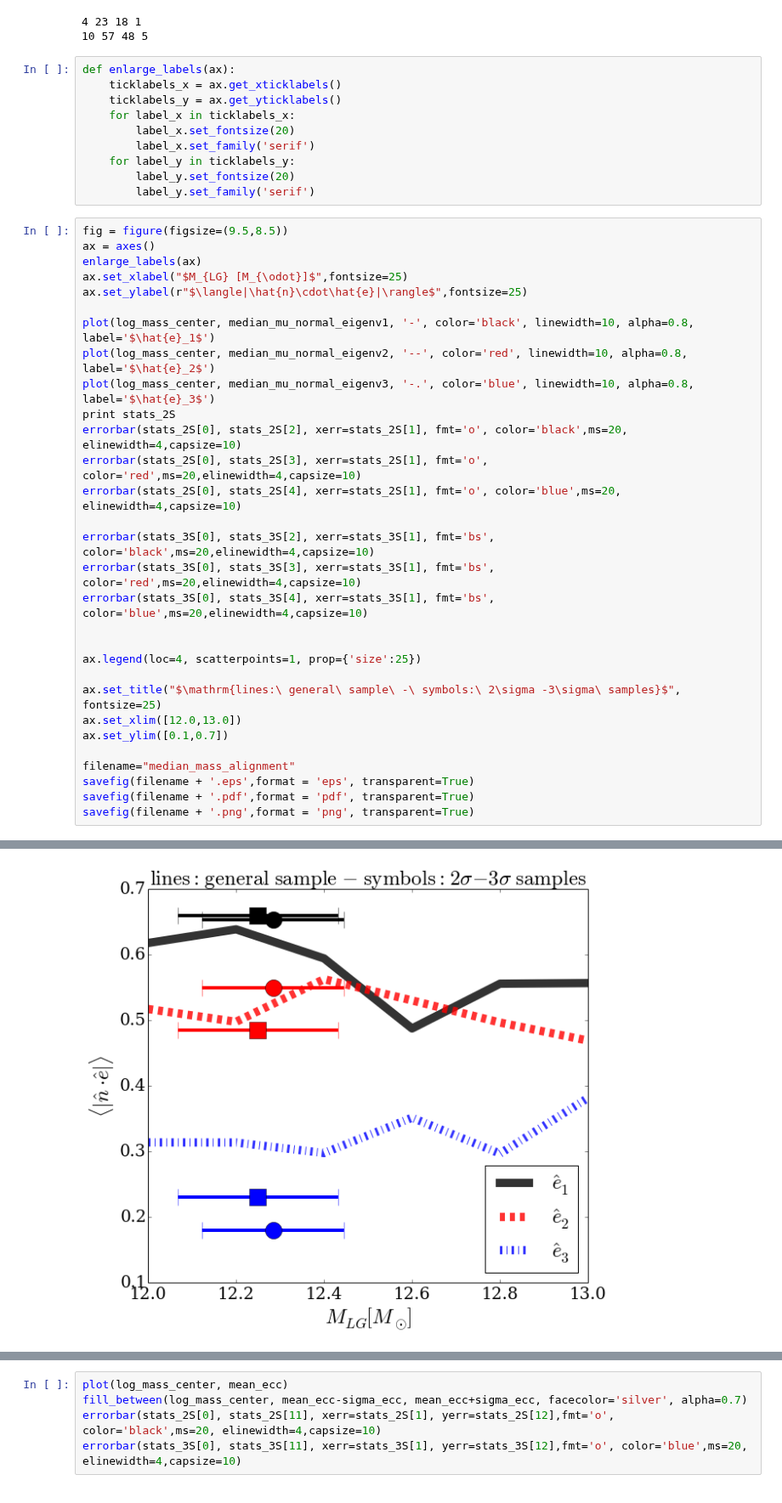
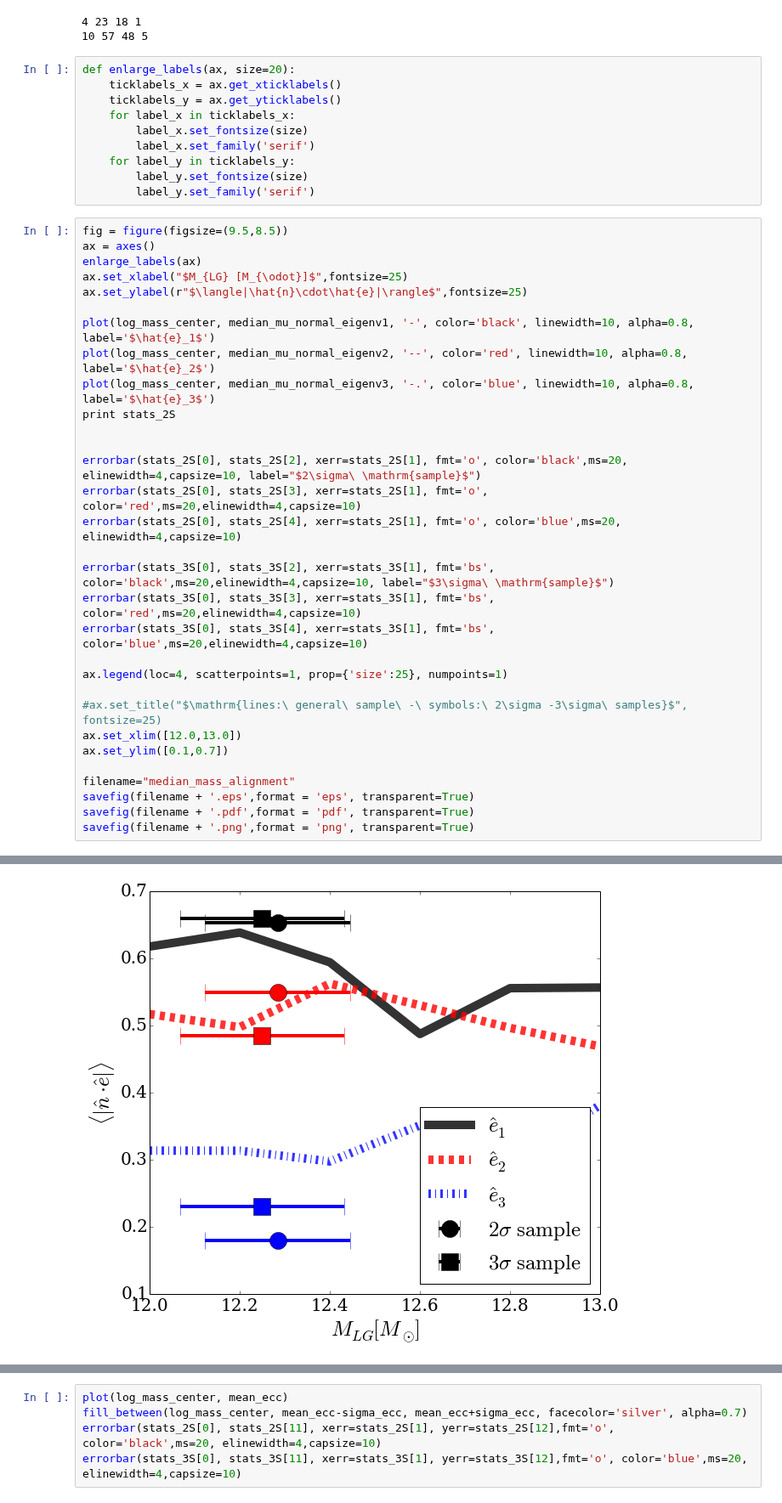
Before and after one commit to forero/LGEnvironment, a Jupyter notebook: code/MassDependencies.ipynb, the cells around one changed output, grey strips where cells are left out. Shown at 85% size. Drawn from its saved outputs; the diff is of its cells as text.

```diff
--- a/code/MassDependencies.ipynb
+++ b/code/MassDependencies.ipynb
@@ -190,46 +190,47 @@ stats_3S = median_in_mass_bin(halo_data_3S, web_data_3S)
 4 23 18 1
 10 57 48 5
 # %%
-def enlarge_labels(ax):
+def enlarge_labels(ax, size=20):
     ticklabels_x = ax.get_xticklabels()
     ticklabels_y = ax.get_yticklabels()
     for label_x in ticklabels_x:
-        label_x.set_fontsize(20)
+        label_x.set_fontsize(size)
         label_x.set_family('serif')
     for label_y in ticklabels_y:
-        label_y.set_fontsize(20)
+        label_y.set_fontsize(size)
         label_y.set_family('serif')
 # %%
 fig = figure(figsize=(9.5,8.5))
 ax = axes()
 enlarge_labels(ax)
 ax.set_xlabel("$M_{LG} [M_{\odot}]$",fontsize=25)
 ax.set_ylabel(r"$\langle|\hat{n}\cdot\hat{e}|\rangle$",fontsize=25)
 
 plot(log_mass_center, median_mu_normal_eigenv1, '-', color='black', linewidth=10, alpha=0.8, label='$\hat{e}_1$')
 plot(log_mass_center, median_mu_normal_eigenv2, '--', color='red', linewidth=10, alpha=0.8, label='$\hat{e}_2$')
 plot(log_mass_center, median_mu_normal_eigenv3, '-.', color='blue', linewidth=10, alpha=0.8, label='$\hat{e}_3$')
 print stats_2S
-errorbar(stats_2S[0], stats_2S[2], xerr=stats_2S[1], fmt='o', color='black',ms=20, elinewidth=4,capsize=10)
+
+
+errorbar(stats_2S[0], stats_2S[2], xerr=stats_2S[1], fmt='o', color='black',ms=20, elinewidth=4,capsize=10, label="$2\sigma\ \mathrm{sample}$")
 errorbar(stats_2S[0], stats_2S[3], xerr=stats_2S[1], fmt='o', color='red',ms=20,elinewidth=4,capsize=10)
 errorbar(stats_2S[0], stats_2S[4], xerr=stats_2S[1], fmt='o', color='blue',ms=20, elinewidth=4,capsize=10)
 
-errorbar(stats_3S[0], stats_3S[2], xerr=stats_3S[1], fmt='bs', color='black',ms=20,elinewidth=4,capsize=10)
+errorbar(stats_3S[0], stats_3S[2], xerr=stats_3S[1], fmt='bs', color='black',ms=20,elinewidth=4,capsize=10, label="$3\sigma\ \mathrm{sample}$")
 errorbar(stats_3S[0], stats_3S[3], xerr=stats_3S[1], fmt='bs', color='red',ms=20,elinewidth=4,capsize=10)
 errorbar(stats_3S[0], stats_3S[4], xerr=stats_3S[1], fmt='bs', color='blue',ms=20,elinewidth=4,capsize=10)
 
+ax.legend(loc=4, scatterpoints=1, prop={'size':25}, numpoints=1)
 
-ax.legend(loc=4, scatterpoints=1, prop={'size':25})
-
-ax.set_title("$\mathrm{lines:\ general\ sample\ -\ symbols:\ 2\sigma -3\sigma\ samples}$", fontsize=25)
+#ax.set_title("$\mathrm{lines:\ general\ sample\ -\ symbols:\ 2\sigma -3\sigma\ samples}$", fontsize=25)
 ax.set_xlim([12.0,13.0])
 ax.set_ylim([0.1,0.7])
 
 filename="median_mass_alignment"
 savefig(filename + '.eps',format = 'eps', transparent=True)
 savefig(filename + '.pdf',format = 'pdf', transparent=True)
 savefig(filename + '.png',format = 'png', transparent=True)
 # %% [output]
 (12.284281046917721, 0.16091138155643067, 0.65309607057798846, 0.54962407038523953, 0.18045470025058219, 1.1099904565217396, 0.5219725601319315, 0.39038454307997777, 0.29981186954672701, 0.12624838097 ...
-[figure, old version]
+[figure, new version]
 # %%
```
Also changed, not shown: parts of 4 cells of this notebook.
